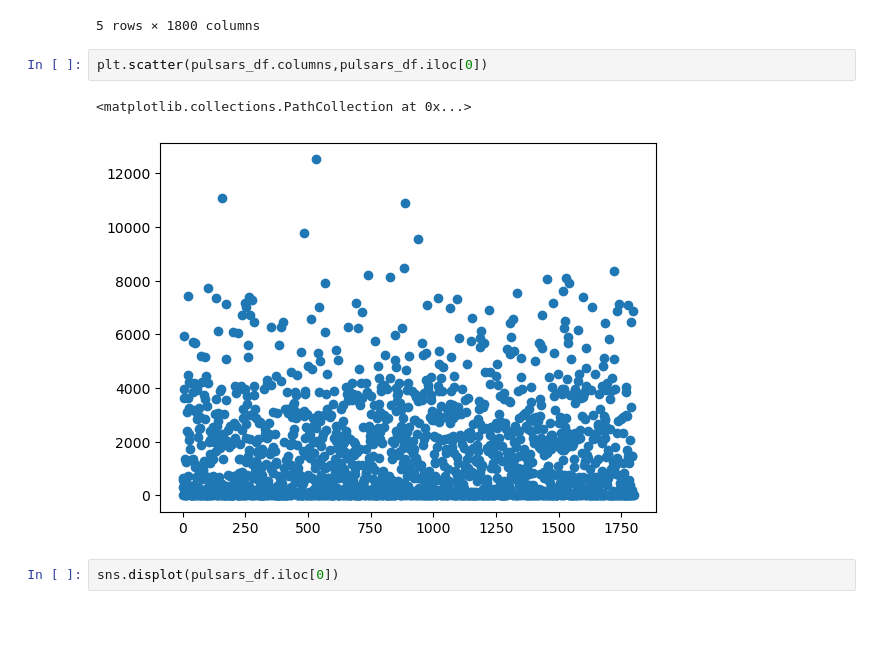
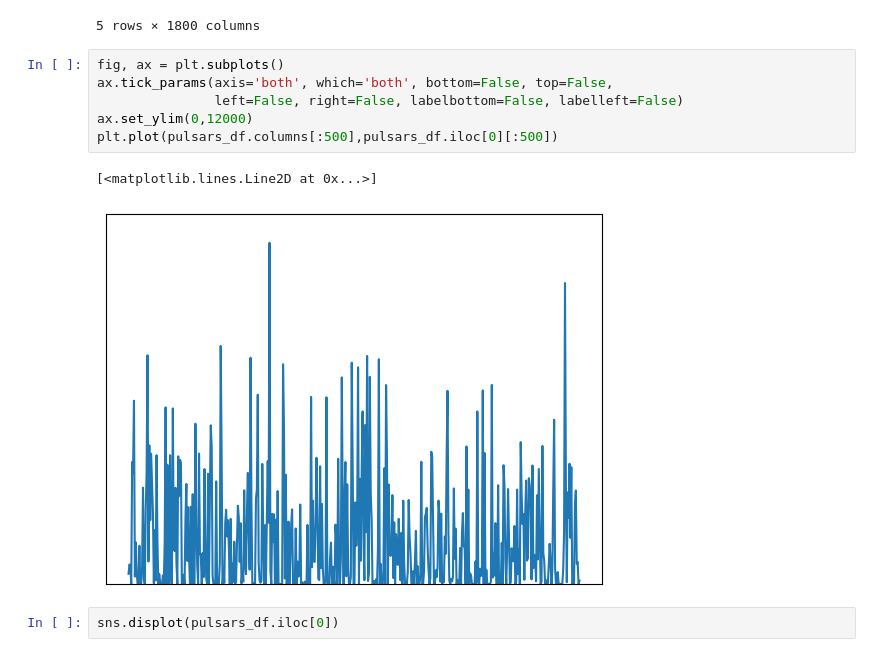
Before and after one commit to ThGreatExplorer/NOVA, a Jupyter notebook: small_dset_eda.ipynb, the cells around one changed output. Drawn from its saved outputs; the diff is of its cells as text; blank space fills up the shorter version.

Commit message:
Updated eda with plots for presentation

```diff
--- a/small_dset_eda.ipynb
+++ b/small_dset_eda.ipynb
@@ -79,10 +79,14 @@ pulsars_df.head()
 | 598 | 1349.0 | 2540.0 | 2164.0 | 716.0 | 1975.0 | 18.0 | 378.0 | 76.0 | 3042.0 | 662.0 | ... | ... |
 5 rows × 1800 columns
 # %%
-plt.scatter(pulsars_df.columns,pulsars_df.iloc[0])
+fig, ax = plt.subplots()
+ax.tick_params(axis='both', which='both', bottom=False, top=False,
+               left=False, right=False, labelbottom=False, labelleft=False)
+ax.set_ylim(0,12000)
+plt.plot(pulsars_df.columns[:500],pulsars_df.iloc[0][:500])
 # %% [output]
-<matplotlib.collections.PathCollection at 0x...>
+[<matplotlib.lines.Line2D at 0x...>]
-[figure, old version]
+[figure, new version]
 # %%
 sns.displot(pulsars_df.iloc[0])
 # %% [output]
```
Also changed, not shown: parts of 1 cell of this notebook.
